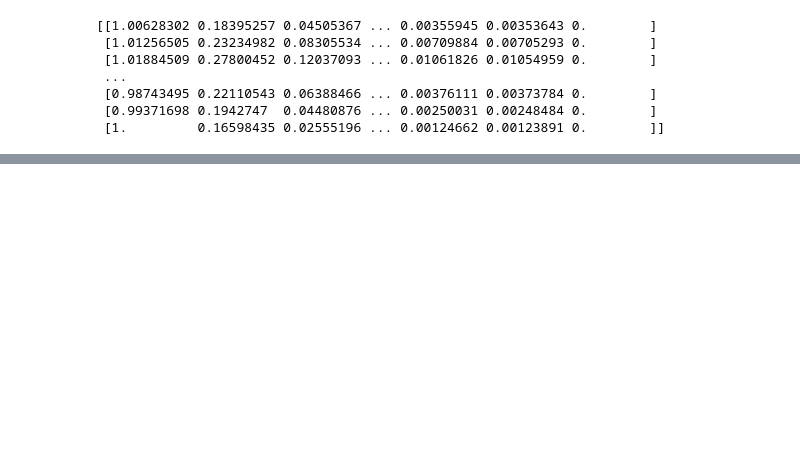
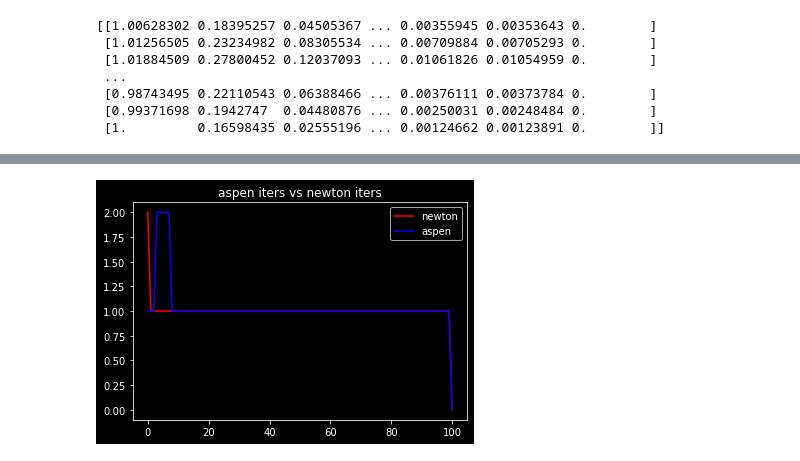
Before and after one commit to animih/aspen-study, a Jupyter notebook: solver/Untitled.ipynb, the cells around one changed output, grey strips where cells are left out. Saved outputs shown, nothing was run; the diff lists cells and outputs as text; code cells hidden in the pictures; blank space fills up the shorter version.

```diff
--- a/solver/Untitled.ipynb
+++ b/solver/Untitled.ipynb
@@ -80,0 +107,8 @@ OK
+# %%
+plt.title('aspen iters vs newton iters')
+plt.plot(solver_cl.timelog.kn, color = 'r', label='newton')
+plt.plot(solver_as.timelog.aspen_iters, color = 'b', label='aspen')
+plt.legend()
+plt.show()
+# %% [output]
+[figure, added]
```
Also changed, not shown: parts of 12 cells of this notebook, 2 other files.
